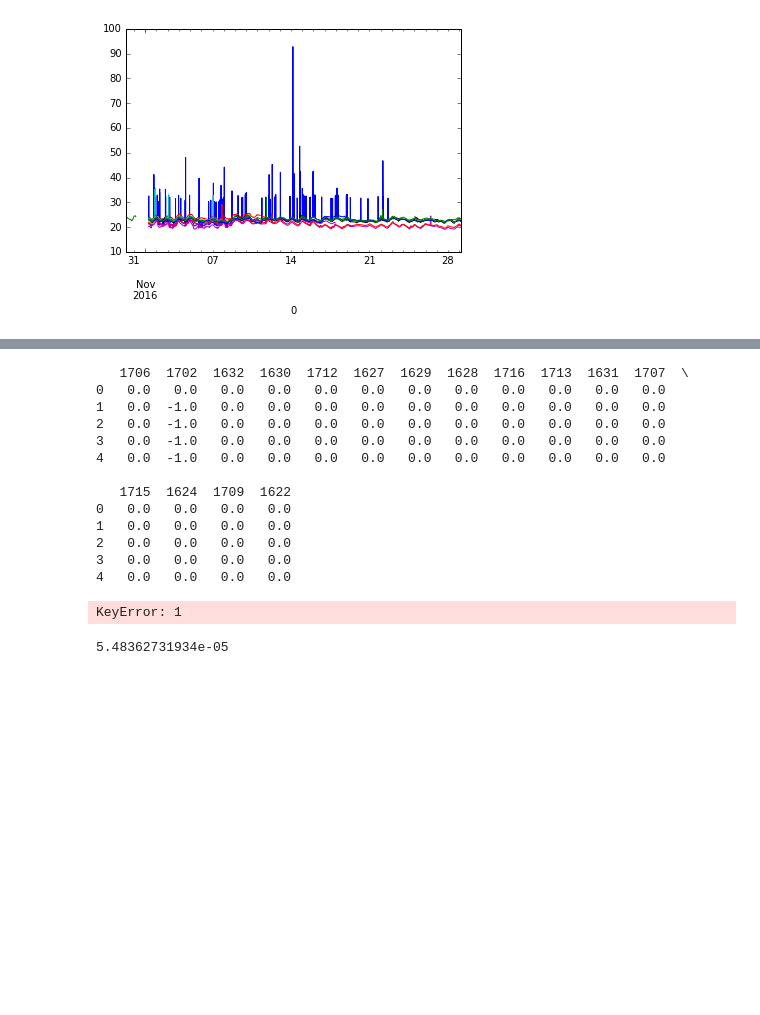
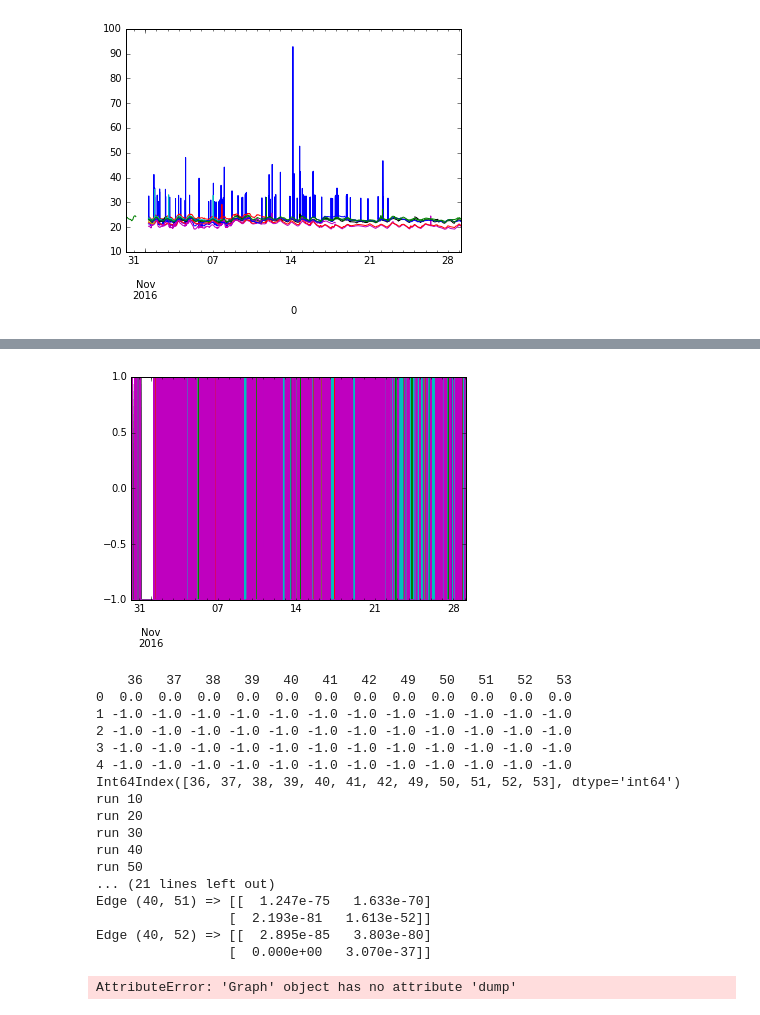
Before and after one commit to gtfierro/cs281project, a Jupyter notebook: Idea1.ipynb, the cells around one changed output, grey strips where cells are left out. Saved outputs shown, nothing was run; the diff lists cells and outputs as text; code cells hidden in the pictures; blank space fills up the shorter version.

```diff
--- a/Idea1.ipynb
+++ b/Idea1.ipynb
@@ -258,13 +281,15 @@ for row in current.iterrows():
 # %%
 # compute whether or not temperature going up or not
-df = current.copy()
+df = result.copy()
 diffs = df.interpolate(method='time').diff(axis=0)
 diffs[diffs > 0] = 1
 diffs[diffs < 0] = -1
 diffs = diffs.fillna(0)
 diffs.plot(legend=False)
 diffs.tail()
 diffs.to_csv("idea1.csv",sep="\t",header=True,index=False)
+# %% [output]
+[figure, added]
 # %%
 class Table(object):
     def __init__(self, matrix, nodes):
@@ -349,7 +374,7 @@ class Graph(object):
             # combine the states into a single condition
             cond = np.bitwise_and.reduce(cond)
             # df[cond].count() returns the number of rows that match all conditions
-            avg = (df[cond].count() / df.count())[1]
+            avg = (df[cond].count() / df.count()).iloc[0]
             # assign into the matrix
             result[state] = avg
         return result
@@ -397,55 +422,68 @@ class Graph(object):
 
 def run(data, edges):
     G = Graph(data, edges)
+    print G.data.head()
     old = ""
+    print data.columns
     for i in range(1,100):
         for edge in G.edges:
             empirical_mean = G.get_empirical_marginals(edge.nodes)
             factor = G.compute_factorization()
             model_mean = factor.marginalize(edge.nodes)
+            model_mean[np.where(np.isnan(model_mean))] = 1
             old_compat = G.get_compat_for_edge(edge)
             proportion = np.divide(empirical_mean, model_mean)
+            proportion[np.where(np.isnan(proportion))] = 0
             new = np.multiply(old_compat.matrix, proportion)
-            #new = new / np.sum(new) # re-normalize
+            #new = new / np.sum(new) # re-normalize #TODO: remove?
             G.update_model_params(edge, Table(new, edge.nodes))
         new = G.dump()
+        if i % 10 == 0:
+            print 'run',i
         if new == old:
             print '-'*5,'run',i,'-'*5
             print new
-            print G.compute_likelihood()
+            print 'likelihood',G.compute_likelihood()
             break
         else:
             old = new
+    print new
 
 data = np.recfromtxt('idea1.csv')
 data = pd.read_csv('idea1.csv',delimiter='\t')
-print data.head()
+data.columns = map(int, data.columns)
+
+# NOTE: we are using sub_graph_{nodes, edges} here.  Full graph is sdh_graph_{nodes, edges}
+
+sub_data = data[sub_graph_nodes]
 
 # want to rename the data columns in terms of which node in the graph they are
 # also need data for all of the nodes: "easiest" way is to take average of temperatures of nearby nodes
 
 psi = np.matrix([[1,1],[1,1]])
 edges = []
-for ge in sdh_graph_edges:
+for ge in sub_graph_edges:
     edges.append(Table(psi, ge))
-run(data, edges)
+run(sub_data, edges)
 # %% [output]
-   1706  1702  1632  1630  1712  1627  1629  1628  1716  1713  1631  1707  \
-0   0.0   0.0   0.0   0.0   0.0   0.0   0.0   0.0   0.0   0.0   0.0   0.0
-1   0.0  -1.0   0.0   0.0   0.0   0.0   0.0   0.0   0.0   0.0   0.0   0.0
-2   0.0  -1.0   0.0   0.0   0.0   0.0   0.0   0.0   0.0   0.0   0.0   0.0
-3   0.0  -1.0   0.0   0.0   0.0   0.0   0.0   0.0   0.0   0.0   0.0   0.0
-4   0.0  -1.0   0.0   0.0   0.0   0.0   0.0   0.0   0.0   0.0   0.0   0.0
-
-   1715  1624  1709  1622
-0   0.0   0.0   0.0   0.0
-1   0.0   0.0   0.0   0.0
-2   0.0   0.0   0.0   0.0
-3   0.0   0.0   0.0   0.0
-4   0.0   0.0   0.0   0.0
+    36   37   38   39   40   41   42   49   50   51   52   53
+0  0.0  0.0  0.0  0.0  0.0  0.0  0.0  0.0  0.0  0.0  0.0  0.0
+1 -1.0 -1.0 -1.0 -1.0 -1.0 -1.0 -1.0 -1.0 -1.0 -1.0 -1.0 -1.0
+2 -1.0 -1.0 -1.0 -1.0 -1.0 -1.0 -1.0 -1.0 -1.0 -1.0 -1.0 -1.0
+3 -1.0 -1.0 -1.0 -1.0 -1.0 -1.0 -1.0 -1.0 -1.0 -1.0 -1.0 -1.0
+4 -1.0 -1.0 -1.0 -1.0 -1.0 -1.0 -1.0 -1.0 -1.0 -1.0 -1.0 -1.0
+Int64Index([36, 37, 38, 39, 40, 41, 42, 49, 50, 51, 52, 53], dtype='int64')
+run 10
+run 20
+run 30
+run 40
+run 50
+... (21 lines left out)
+Edge (40, 51) => [[  1.247e-75   1.633e-70]
+                 [  2.193e-81   1.613e-52]]
+Edge (40, 52) => [[  2.895e-85   3.803e-80]
+                 [  0.000e+00   3.070e-37]]
-KeyError: 1
-# %%
-t = time.time()
-print time.s
-# %% [output]
-5.48362731934e-05
+# %%
+G.dump()
+# %% [output]
+AttributeError: 'Graph' object has no attribute 'dump'
```
Also changed, not shown: parts of 7 cells of this notebook, 1 other file.
